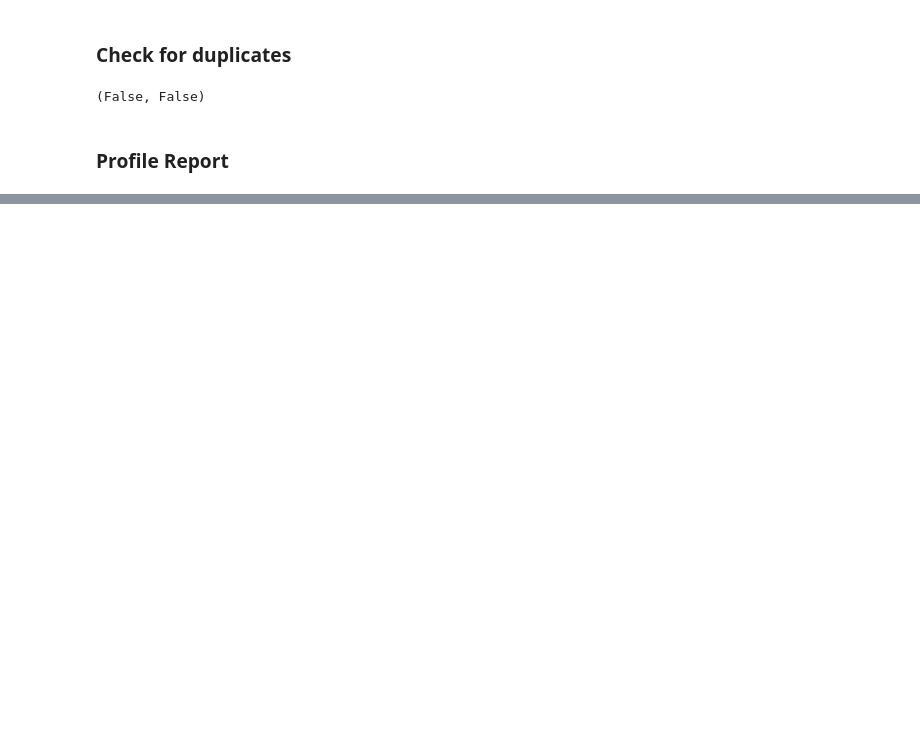
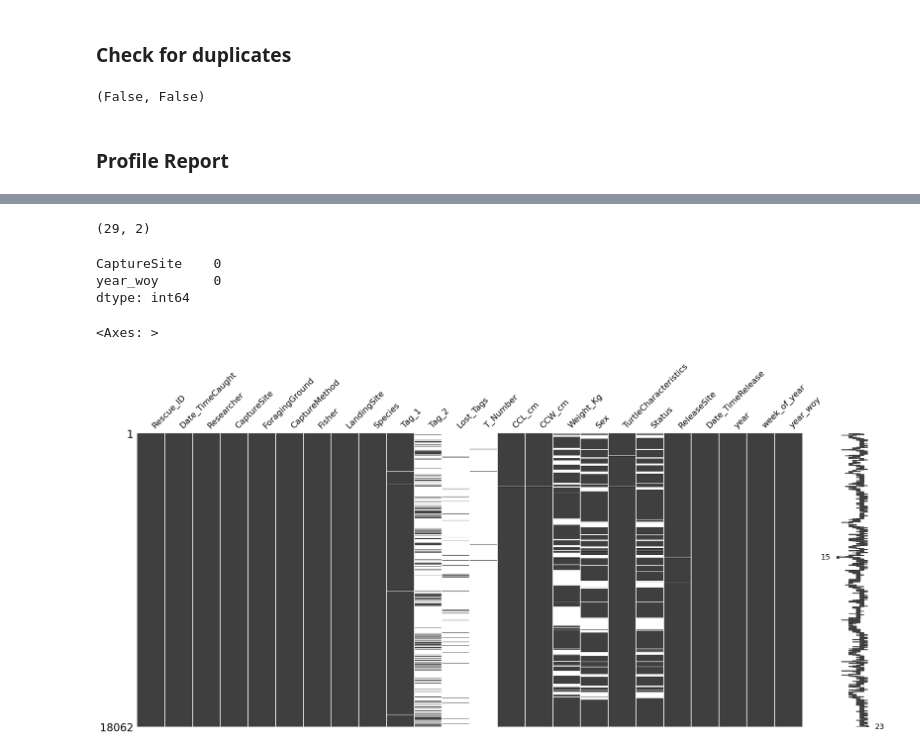
Before and after one commit to eigenaarti2/Ninja-Turtles, a Jupyter notebook: EDA-and-modeling Carolina.ipynb, the cells around one changed output, grey strips where cells are left out. Saved outputs shown, nothing was run; the diff lists cells and outputs as text; code cells hidden in the pictures; blank space fills up the shorter version.

```diff
--- a/EDA-and-modeling Carolina.ipynb
+++ b/EDA-and-modeling Carolina.ipynb
@@ -387,0 +357,15 @@ print(mse)
+# %%
+CaptureSite_min_year_woy.shape
+# %% [output]
+(29, 2)
+# %%
+CaptureSite_min_year_woy.isnull().sum()
+# %% [output]
+CaptureSite    0
+year_woy       0
+dtype: int64
+# %%
+msno.matrix(df_train_date)
+# %% [output]
+<Axes: >
+[figure, added]
```
Also changed, not shown: parts of 88 cells of this notebook.
